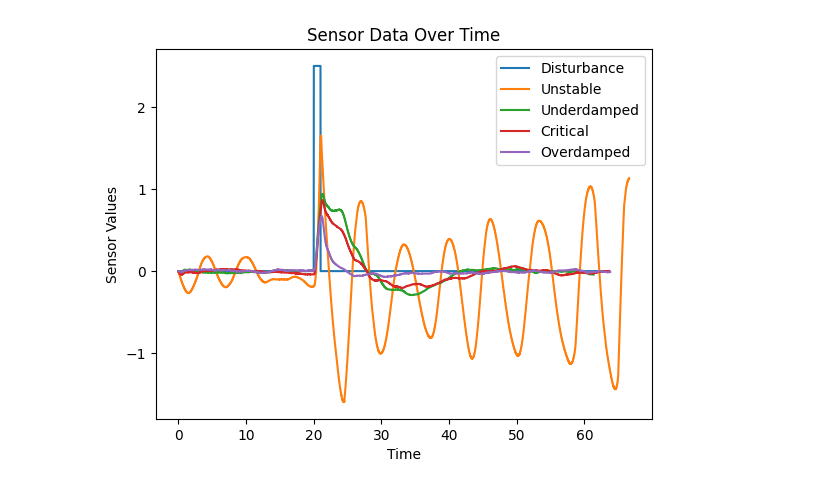
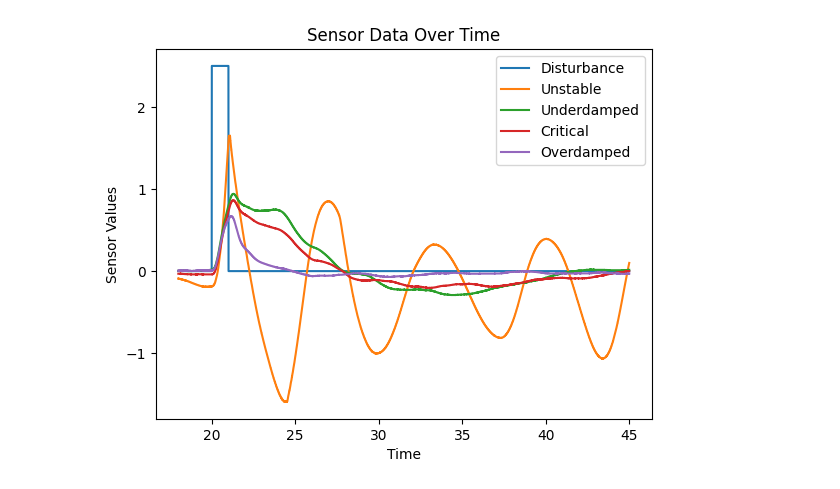
Before and after one commit to EndreAa/linsys, a Jupyter notebook: 1.ipynb, the cells around one changed output. Saved outputs shown, nothing was run; the diff lists cells and outputs as text; code cells hidden in the pictures.

```diff
--- a/1.ipynb
+++ b/1.ipynb
@@ -3,7 +3,9 @@ import scipy
 import matplotlib.pyplot as plt
 import polars as pl
 # %%
-def load_from_mat(file_path: str):
+def load_from_mat(
+    file_path: str, start_time: float = 0, end_time: float = float("inf")
+) -> pl.DataFrame:
     mat = scipy.io.loadmat(file_path)
     ts = mat["ans"]
 
@@ -20,25 +22,28 @@ def load_from_mat(file_path: str):
         }
     )
 
-    return df
+    return df.filter((pl.col("time") >= start_time) & (pl.col("time") <= end_time))
 # %%
-data_unstable = load_from_mat("data/1/data_unstable.mat")
-data_underdamped = load_from_mat("data/1/data_underdamped.mat")
-data_critical = load_from_mat("data/1/data_critical.mat")
-data_overdamped = load_from_mat("data/1/data_overdamped.mat")
+start_time = 18
+end_time = 45
+
+data_unstable = load_from_mat("data/1/data_unstable.mat", start_time, end_time)
+data_underdamped = load_from_mat("data/1/data_underdamped.mat", start_time, end_time)
+data_critical = load_from_mat("data/1/data_critical.mat", start_time, end_time)
+data_overdamped = load_from_mat("data/1/data_overdamped.mat", start_time, end_time)
 
 plt.figure()
 plt.plot(data_critical["time"], data_critical["Disturbance"] / 2, label="Disturbance")
 
 plt.plot(data_unstable["time"], data_unstable["Pitch"], label="Unstable")
 plt.plot(data_underdamped["time"], data_underdamped["Pitch"], label="Underdamped")
 plt.plot(data_critical["time"], data_critical["Pitch"], label="Critical")
 plt.plot(data_overdamped["time"], data_overdamped["Pitch"], label="Overdamped")
 
 plt.xlabel("Time")
 plt.ylabel("Sensor Values")
 plt.title("Sensor Data Over Time")
 plt.legend()
 plt.show()
 # %% [output]
-[figure, old version]
+[figure, new version]
```
